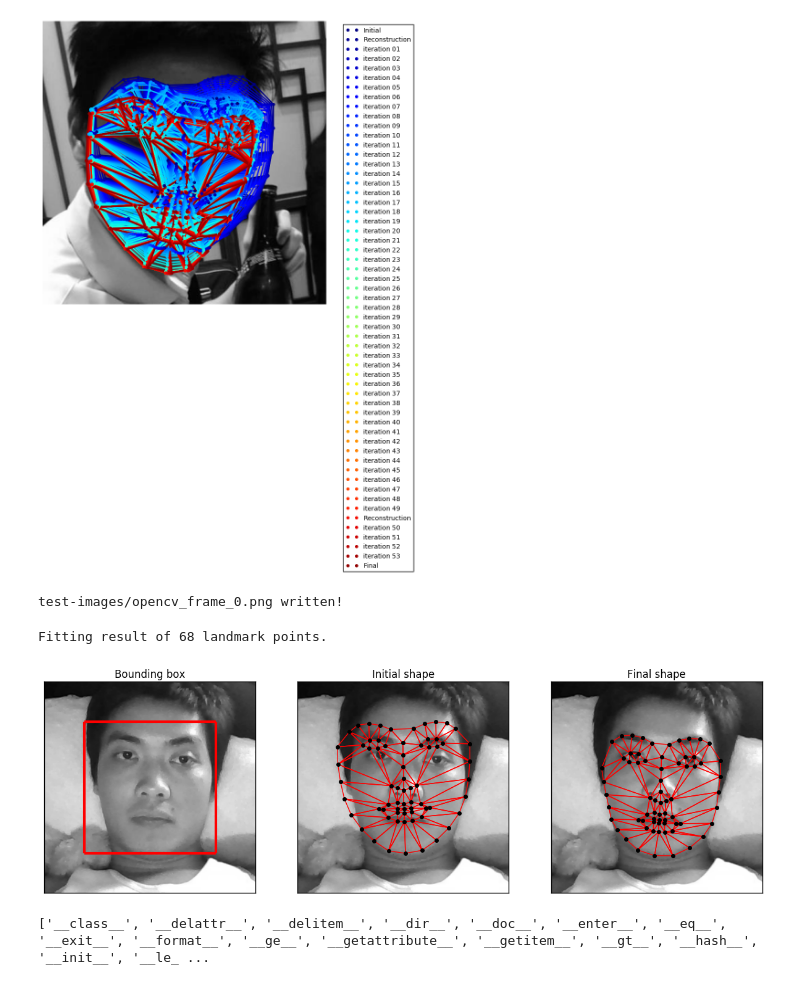
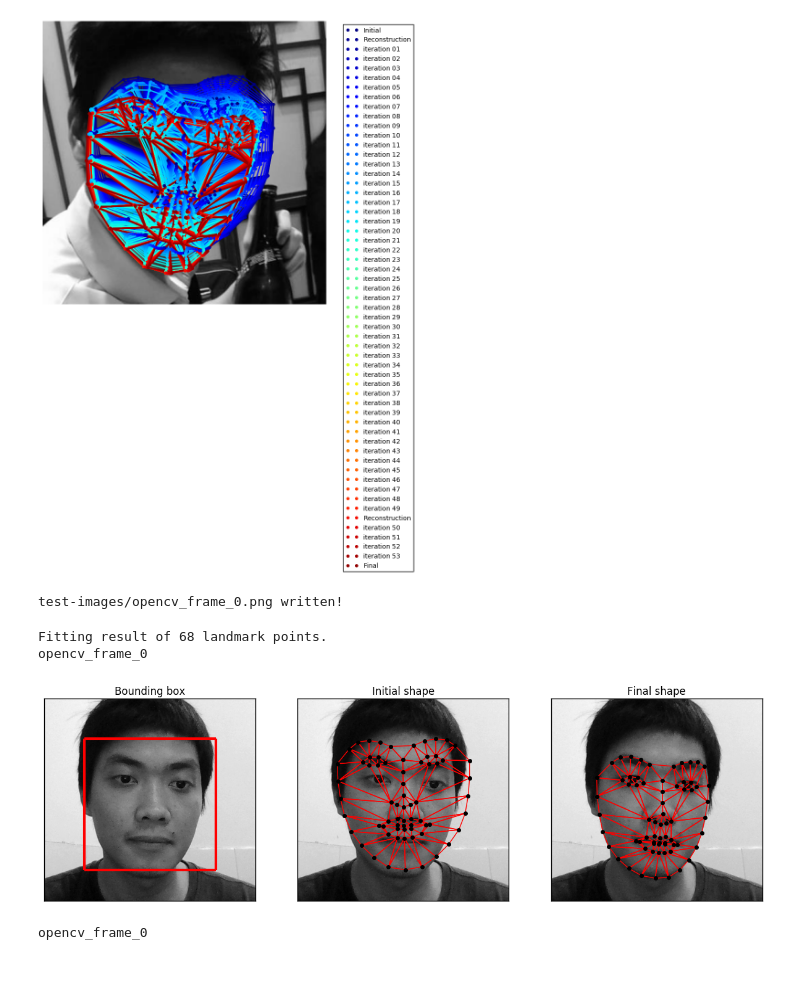
Before and after one commit to LeeKien95/GR, a Jupyter notebook: AAM.ipynb, the cells around one changed output. Saved outputs shown, nothing was run; the diff lists cells and outputs as text; code cells hidden in the pictures.

Commit message:
save to file at aam models

```diff
--- a/AAM.ipynb
+++ b/AAM.ipynb
@@ -167,6 +167,27 @@ result.view_iterations()
 [figure]
 # %%
 import cv2
+import os
+from pathlib import Path
+import matplotlib.pyplot as plt
+import menpo.io as mio
+from menpodetect import load_dlib_frontal_face_detector
+
+
+path_to_landmarks = '/Programing/GR/Code/Python/test-images'
+path_to_images = '/Programing/GR/Code/Python/test-images'
+
+def save_landmark(filename, result):
+    landmark_filename = filename
+    print(landmark_filename)
+    output = open(path_to_images + '/' + landmark_filename + '.pts', 'w')
+    output.write("version: 1" + '\n' + "n_points:  68" + '\n' + "{" + '\n')
+    array = result.final_shape.points
+    for point in array:
+        output.write(str(point[0]) + ' ' + str(point[1]) + '\n')
+    output.write('}')
+    output.close()
+
 
 cam = cv2.VideoCapture(0)
 
@@ -190,7 +211,7 @@ while True:
     elif k%256 == 32:
         # SPACE pressed
         img_name = "test-images/opencv_frame_{}.png".format(img_counter)
-        cv2.imwrite(img_name, frame)
+        cv2.imwrite(img_name, gray)
         print("{} written!".format(img_name))
         img_counter += 1
         break
@@ -214,35 +235,59 @@ if image.n_channels == 3:
 detect = load_dlib_frontal_face_detector()
 bboxes = detect(image)
 
 # Crop the image for better visualization of the result
 image = image.crop_to_landmarks_proportion(0.3, group='dlib_0')
 bboxes[0] = image.landmarks['dlib_0'].lms
 
 if len(bboxes) > 0:
     # Fit AAM
     result = fitter.fit_from_bb(image, bboxes[0], max_iters=[50, 5])
     print(result)
 
     # Visualize
     plt.subplot(131);
     image.view()
     bboxes[0].view(line_width=3, render_markers=False)
     plt.gca().set_title('Bounding box')
 
     plt.subplot(132)
     image.view()
     result.initial_shape.view(marker_size=4)
     plt.gca().set_title('Initial shape')
 
     plt.subplot(133)
     image.view()
     result.final_shape.view(marker_size=4, figure_size=(15, 13))
     plt.gca().set_title('Final shape')
+
+#save to file
+landmark_filename = os.listdir(path_to_images)[0].split('.')[0]
+save_landmark(landmark_filename, result)
 # %% [output]
 test-images/opencv_frame_0.png written!
 Fitting result of 68 landmark points.
+opencv_frame_0
-[figure, old version]
+[figure, new version]
-# %%
-print(dir(frame.data))
-# %% [output]
-['__class__', '__delattr__', '__delitem__', '__dir__', '__doc__', '__enter__', '__eq__', '__exit__', '__format__', '__ge__', '__getattribute__', '__getitem__', '__gt__', '__hash__', '__init__', '__le_ ...
+# %%
+# for point in result.final_shape.points:
+#     print(point)
+# print(result.final_shape.points)
+
+import os
+
+path_to_landmarks = '/Programing/GR/Code/Python/test-images'
+path_to_images = '/Programing/GR/Code/Python/test-images'
+landmark_filename = os.listdir(path_to_images)[0].split('.')[0]
+print(landmark_filename)
+# input = open(landmarks_dir + '/' + lm, 'r')
+output = open(path_to_images + '/' + landmark_filename + '.pts', 'w')
+output.write("version: 1" + '\n' + "n_points:  68" + '\n' + "{" + '\n')
+array = result.final_shape.points
+for point in array:
+    #print(str(point[0]) + ' ' + str(point[1]))
+    output.write(str(point[0]) + ' ' + str(point[1]) + '\n')
+output.write('}')
+output.close()
+# input.close()
+# %% [output]
+opencv_frame_0
```
Also changed, not shown: parts of 1 cell of this notebook, 3 other files.
